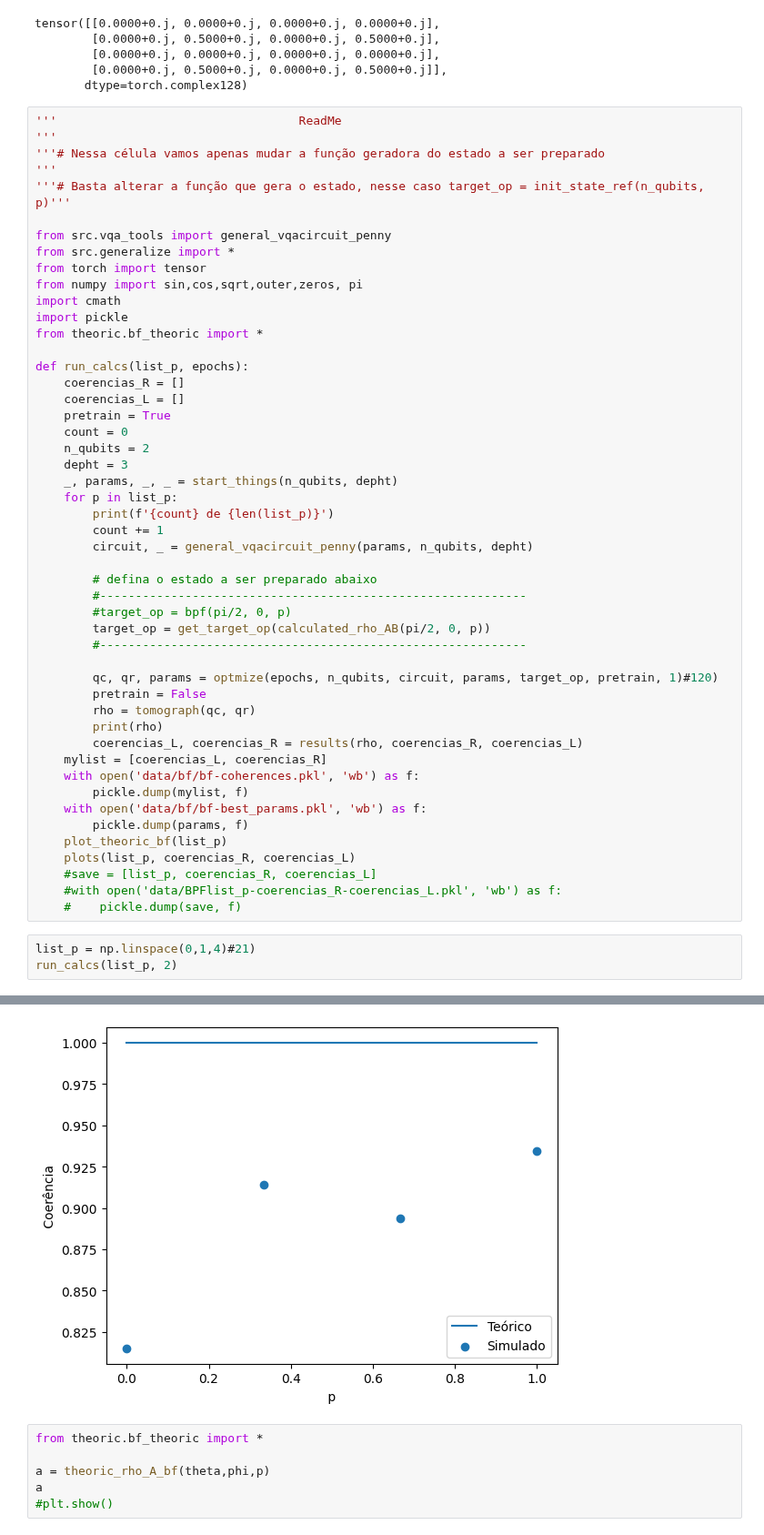
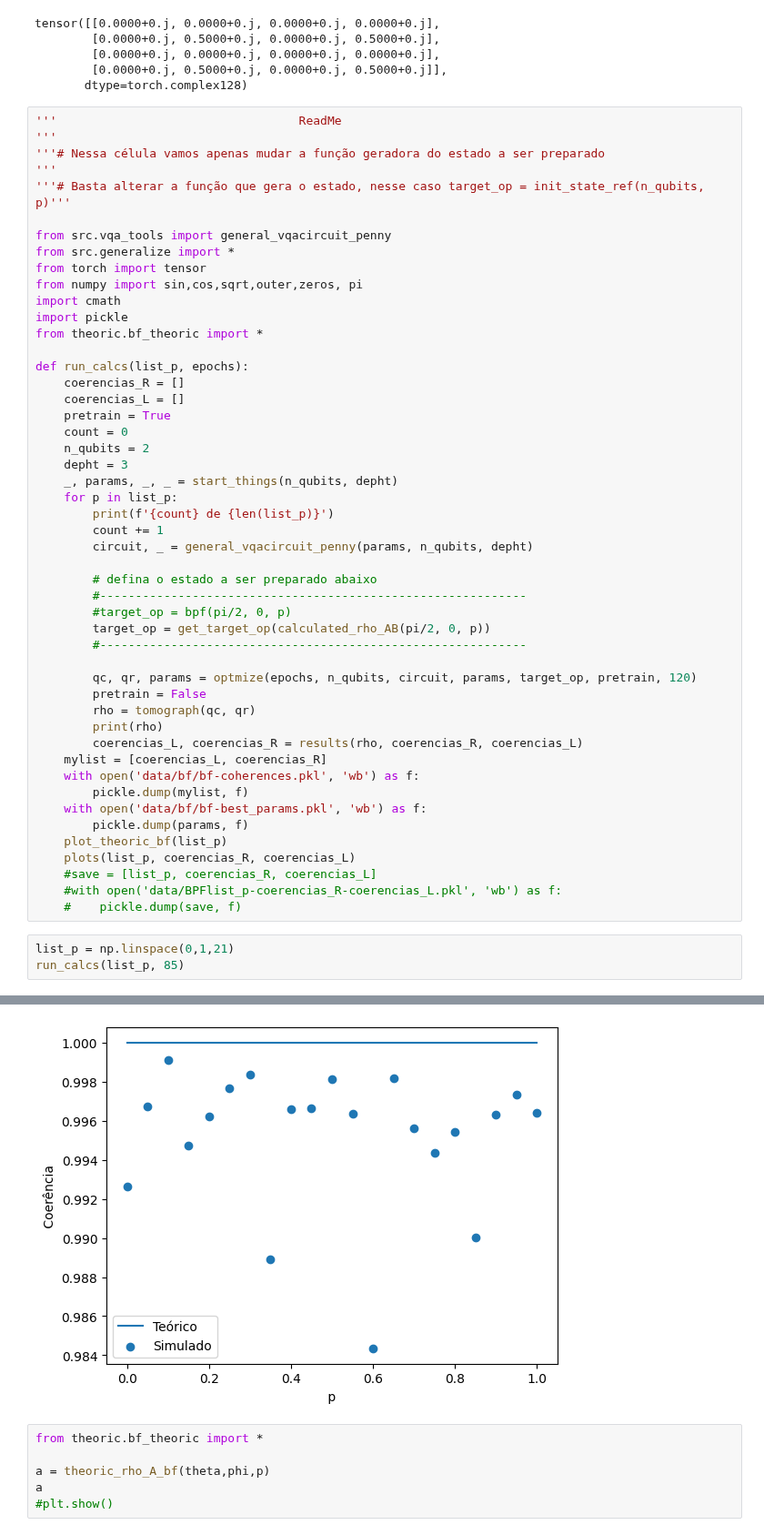
Before and after one commit to SchultzVV/Runtime-qiskit, a Jupyter notebook: bf.ipynb, the cells around one changed output, grey strips where cells are left out. Shown at 91% size. Drawn from its saved outputs; the diff is of its cells as text.

```diff
--- a/bf.ipynb
+++ b/bf.ipynb
@@ -85,7 +85,7 @@ def run_calcs(list_p, epochs):
         target_op = get_target_op(calculated_rho_AB(pi/2, 0, p))
         #------------------------------------------------------------
 
-        qc, qr, params = optmize(epochs, n_qubits, circuit, params, target_op, pretrain, 1)#120)
+        qc, qr, params = optmize(epochs, n_qubits, circuit, params, target_op, pretrain, 120)
         pretrain = False
         rho = tomograph(qc, qr)
         print(rho)
@@ -101,6 +101,6 @@ def run_calcs(list_p, epochs):
     #with open('data/BPFlist_p-coerencias_R-coerencias_L.pkl', 'wb') as f:
     #    pickle.dump(save, f)
 # %%
-list_p = np.linspace(0,1,4)#21)
-run_calcs(list_p, 2)
+list_p = np.linspace(0,1,21)
+run_calcs(list_p, 85)
 # %% [output]
@@ -124,4 +124,4 @@ run_calcs(list_p, 2)
-[figure, old version]
+[figure, new version]
 # %%
 from theoric.bf_theoric import *
 
```
Also changed, not shown: parts of 1 cell of this notebook.
